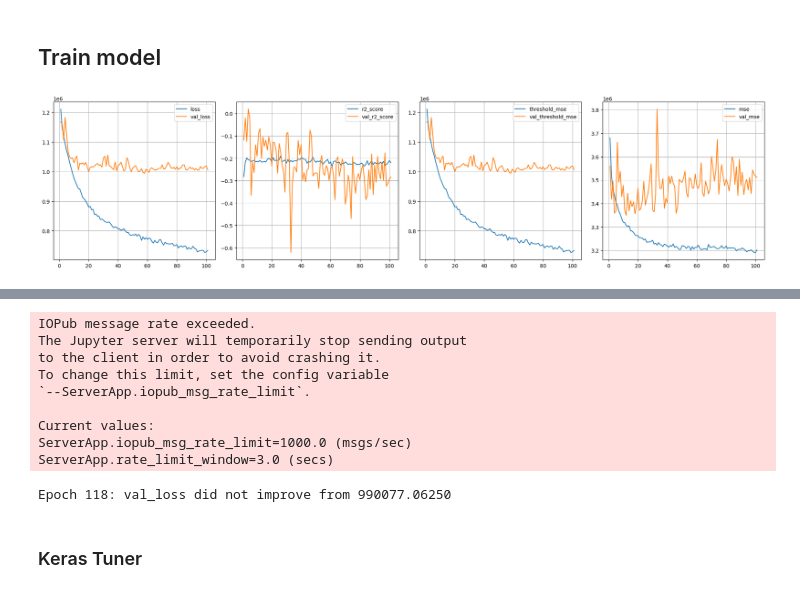
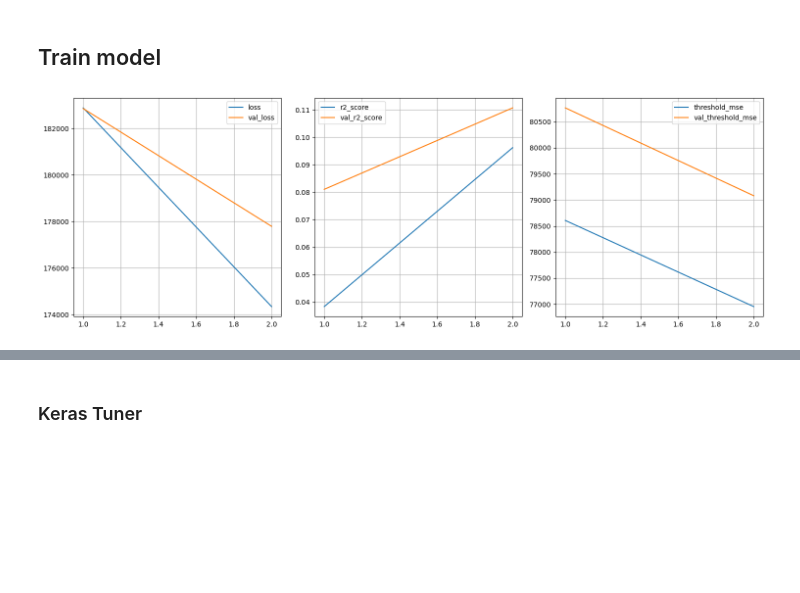
Before and after one commit to Tristan-Amadei/chess-moveAnalysis, a Jupyter notebook: Code/CNN/CNN.ipynb, the cells around one changed output, grey strips where cells are left out. Cells and saved outputs as stored; diff of their text form; code cells hidden in the pictures; blank space fills up the shorter version.

```diff
--- a/Code/CNN/CNN.ipynb
+++ b/Code/CNN/CNN.ipynb
@@ -30,6 +30,6 @@ import chess
 %run S3.ipynb
 # %%
 #moves_df = pd.read_csv("../Data/moves_df.csv")
-moves_df = open_csv("df_picked_85.csv")
+moves_df = open_csv("moves_df.csv")
 # %%
 moves_df
@@ -91,8 +104,8 @@ def get_matrix_representations(df, total_size, divide_into=nb_cpu_cores):
             X[start_index:start_index+length] = async_results[i].get()
     return X
 # %%
-#total_size = 6_000_000
-total_size = len(moves_df)
+total_size = 6_000_000
+#total_size = len(moves_df)
 fens = list(moves_df.fen)[:total_size]
 # %%
 start = time.time()
@@ -277,20 +264,11 @@ Non-trainable params: 88 (352.00 Byte)
 _________________________________________________________________
 # %%
-initial_learning_rate = 1e-2
-decay_steps = 1000
-decay_rate = 0.9
-# Define the learning rate schedule
-lr_schedule = tf.keras.optimizers.schedules.ExponentialDecay(
-    initial_learning_rate, decay_steps, decay_rate)
-
-model.compile(#loss=tf.keras.losses.MeanSquaredError(),
-              loss=threshold_mse,
+model.compile(loss="mse",
               optimizer=tf.keras.optimizers.Adam(
-              #learning_rate=lr_schedule
-              learning_rate = 1e-3
+              learning_rate = 1e-5
           ),
           #optimizer = tf.keras.optimizers.Adadelta(),
-          metrics=[r2_score, threshold_mse, "mse"])
+          metrics=[r2_score, threshold_mse])
 # %%
 %run PlotEpochs.ipynb
 # %%
@@ -313,12 +291,12 @@ callbacks = [
 # %%
 start=time.time()
 
-history = model.fit(X_train, y_train, batch_size = 32, epochs=1000,
+history = model.fit(X_train, y_train, batch_size = 1024, epochs=20,
                     validation_data=(X_val, y_val),
                     verbose=1,
                     callbacks=callbacks
                    )
 
 stop=time.time()
 # %% [output]
-[figure, old version]
+[figure, new version]
@@ -327,13 +305,3 @@ Epoch 102/1000
-IOPub message rate exceeded.
-The Jupyter server will temporarily stop sending output
-to the client in order to avoid crashing it.
-To change this limit, set the config variable
-`--ServerApp.iopub_msg_rate_limit`.
-
-Current values:
-ServerApp.iopub_msg_rate_limit=1000.0 (msgs/sec)
-ServerApp.rate_limit_window=3.0 (secs)
-Epoch 118: val_loss did not improve from 990077.06250
 # %%
 print(f"Took {round(stop-start, 2)}s to run. ")
 # %%
```
Also changed, not shown: parts of 16 cells of this notebook, 1 other file.
